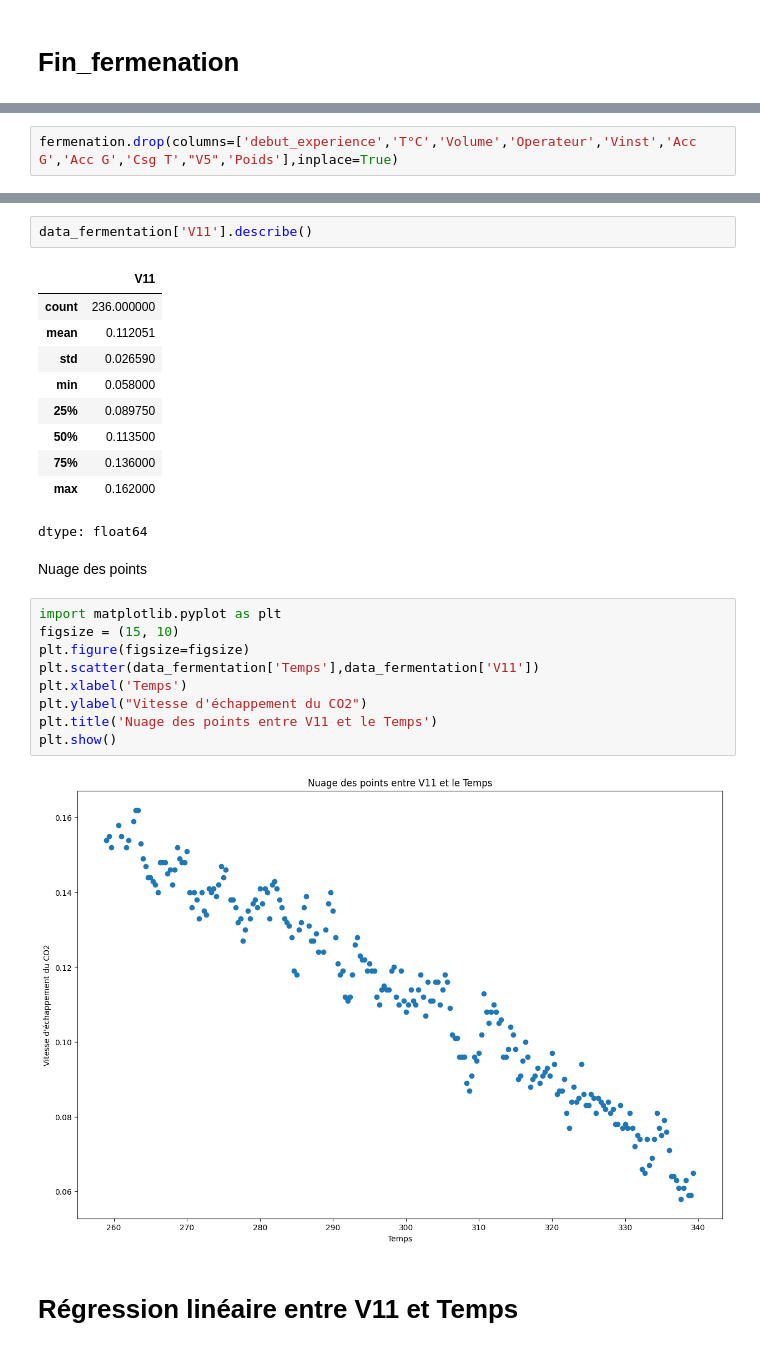
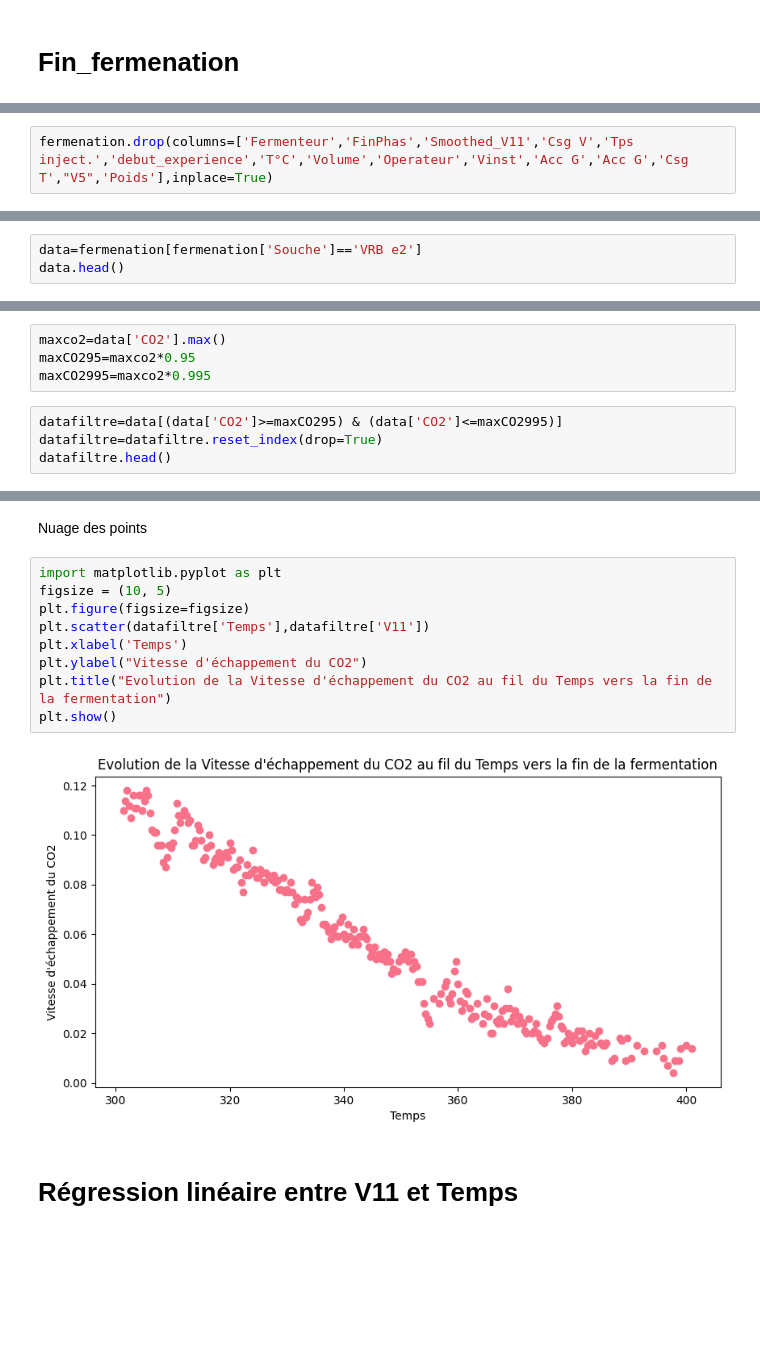
Before and after one commit to bigirimanainnocent12/Regresion_lineaire, a Jupyter notebook: CODE_RAPPORT_DE_STAGE.ipynb, the cells around one changed output, grey strips where cells are left out. Cells and saved outputs as stored; diff of their text form; blank space fills up the shorter version.

```diff
--- a/CODE_RAPPORT_DE_STAGE.ipynb
+++ b/CODE_RAPPORT_DE_STAGE.ipynb
@@ -306,5 +272,5 @@ display(fermenation.head())
 # %%
-fermenation.drop(columns=['debut_experience','T°C','Volume','Operateur','Vinst','Acc G','Acc G','Csg T',"V5",'Poids'],inplace=True)
+fermenation.drop(columns=['Fermenteur','FinPhas','Smoothed_V11','Csg V','Tps inject.','debut_experience','T°C','Volume','Operateur','Vinst','Acc G','Acc G','Csg T',"V5",'Poids'],inplace=True)
 # %%
 fermenation.info()
 # %% [output]
@@ -323,0 +289,3 @@ memory usage: 32.6+ KB
+# %%
+data=fermenation[fermenation['Souche']=='VRB e2']
+data.head()
@@ -323,0 +299,8 @@ memory usage: 32.6+ KB
+# %%
+maxco2=data['CO2'].max()
+maxCO295=maxco2*0.95
+maxCO2995=maxco2*0.995
+# %%
+datafiltre=data[(data['CO2']>=maxCO295) & (data['CO2']<=maxCO2995)]
+datafiltre=datafiltre.reset_index(drop=True)
+datafiltre.head()
@@ -342,29 +327,16 @@ data_fermentation.head()
-# %%
-data_fermentation['V11'].describe()
-# %% [output]
-|  | V11 |
-| count | 236.000000 |
-| mean | 0.112051 |
-| std | 0.026590 |
-| min | 0.058000 |
-| 25% | 0.089750 |
-| 50% | 0.113500 |
-| 75% | 0.136000 |
-| max | 0.162000 |
-dtype: float64
 # %% [markdown]
 Nuage des points
 # %%
 import matplotlib.pyplot as plt
-figsize = (15, 10)
+figsize = (10, 5)
 plt.figure(figsize=figsize)
-plt.scatter(data_fermentation['Temps'],data_fermentation['V11'])
+plt.scatter(datafiltre['Temps'],datafiltre['V11'])
 plt.xlabel('Temps')
 plt.ylabel("Vitesse d'échappement du CO2")
-plt.title('Nuage des points entre V11 et le Temps')
+plt.title("Evolution de la Vitesse d'échappement du CO2 au fil du Temps vers la fin de la fermentation")
 plt.show()
 # %% [output]
-[figure, old version]
+[figure, new version]
 # %% [markdown]
 # **Régression linéaire entre V11 et Temps**
 # %%
```
Also changed, not shown: parts of 16 cells of this notebook.
